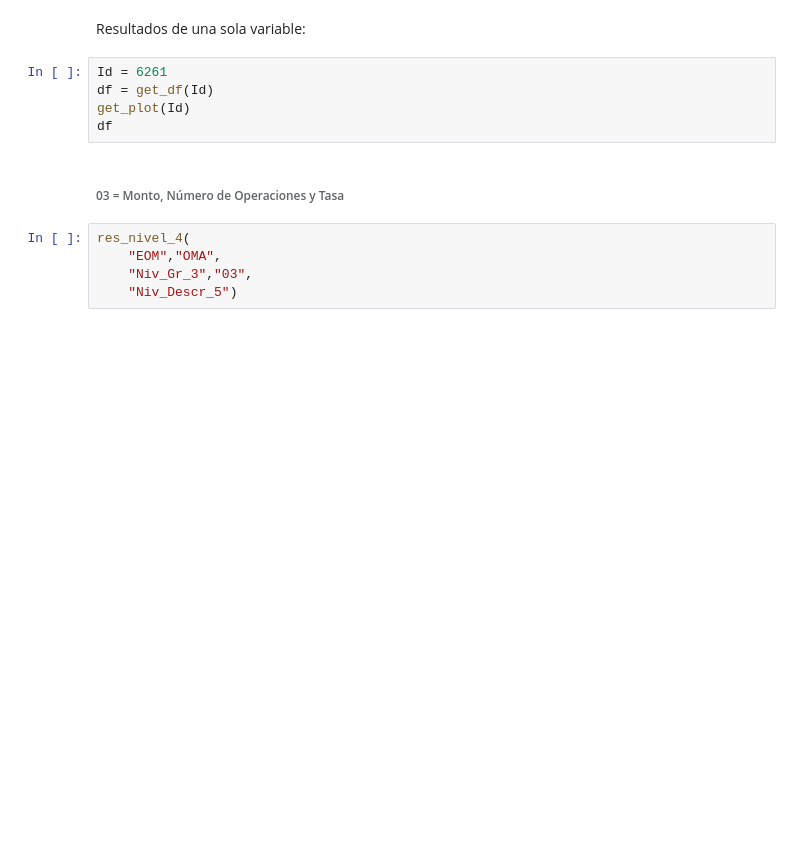
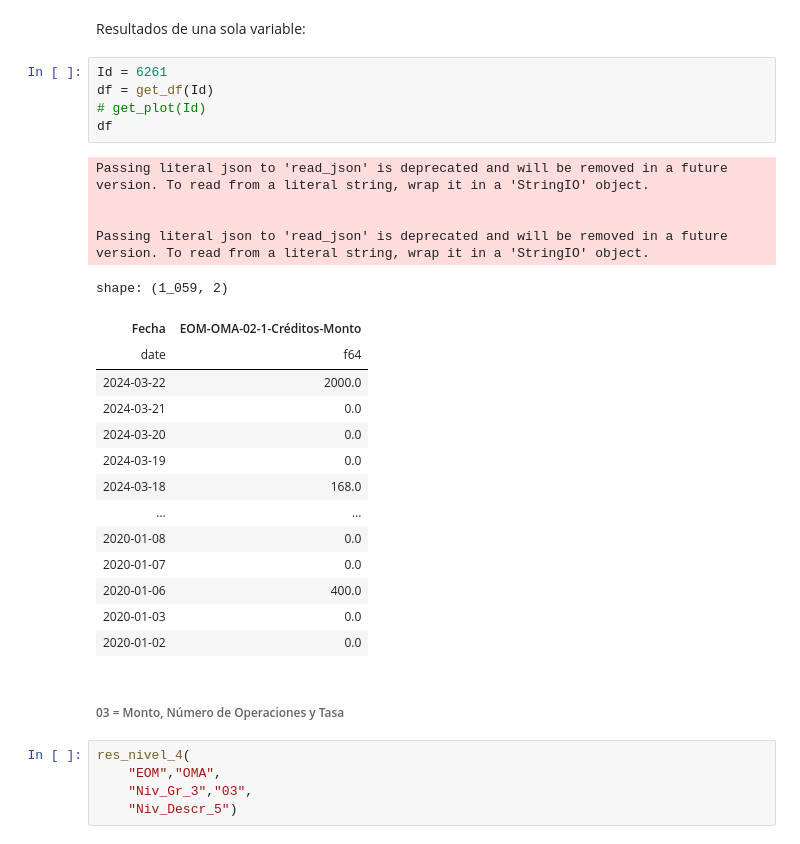
Before and after one commit to investigacioneconomicabch/BCH_Webpge, a Jupyter notebook: BCH_API_Python.ipynb, the cells around one changed output. Saved outputs shown, nothing was run; the diff lists cells and outputs as text; blank space fills up the shorter version.

```diff
--- a/BCH_API_Python.ipynb
+++ b/BCH_API_Python.ipynb
@@ -374,8 +293,27 @@ Resultados de una sola variable:
 # %%
 Id = 6261
 df = get_df(Id)
-get_plot(Id)
+# get_plot(Id)
 df
+# %% [output]
+Passing literal json to 'read_json' is deprecated and will be removed in a future version. To read from a literal string, wrap it in a 'StringIO' object.
+
+
+Passing literal json to 'read_json' is deprecated and will be removed in a future version. To read from a literal string, wrap it in a 'StringIO' object.
+shape: (1_059, 2)
+| Fecha | EOM-OMA-02-1-Créditos-Monto |
+| date | f64 |
+| 2024-03-22 | 2000.0 |
+| 2024-03-21 | 0.0 |
+| 2024-03-20 | 0.0 |
+| 2024-03-19 | 0.0 |
+| 2024-03-18 | 168.0 |
+| … | … |
+| 2020-01-08 | 0.0 |
+| 2020-01-07 | 0.0 |
+| 2020-01-06 | 400.0 |
+| 2020-01-03 | 0.0 |
+| 2020-01-02 | 0.0 |
 # %% [markdown]
 ###### 03 = Monto, Número de Operaciones y Tasa
 # %%
```
Also changed, not shown: parts of 226 cells of this notebook, 8 other files.
